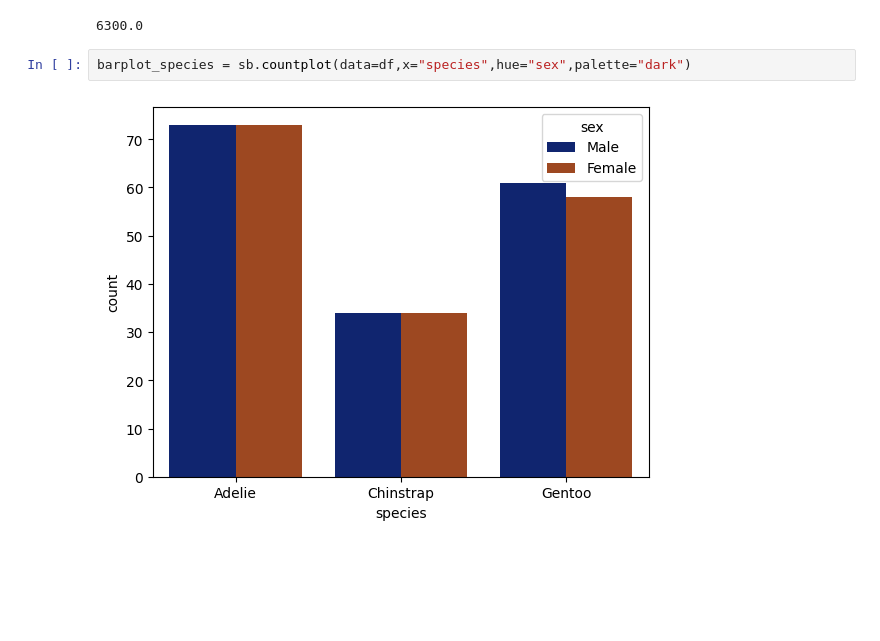
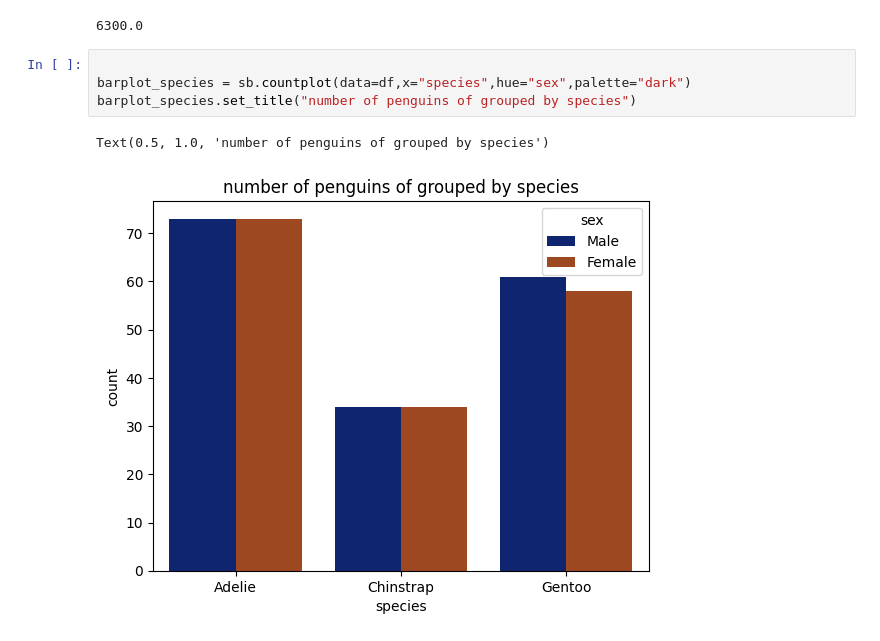
Before and after one commit to gas2345678/data_analysis-portfolio, a Jupyter notebook: Python/data_analysis_visualizations/penguins.ipynb, the cells around one changed output. Cells and saved outputs as stored; diff of their text form; blank space fills up the shorter version.

```diff
--- a/Python/data_analysis_visualizations/penguins.ipynb
+++ b/Python/data_analysis_visualizations/penguins.ipynb
@@ -56,6 +57,9 @@ print(heaviest_penguin)
 # %% [output]
 6300.0
 # %%
+
 barplot_species = sb.countplot(data=df,x="species",hue="sex",palette="dark")
+barplot_species.set_title("number of penguins of grouped by species")
 # %% [output]
+Text(0.5, 1.0, 'number of penguins of grouped by species')
-[figure, old version]
+[figure, new version]
```
Also changed, not shown: parts of 4 cells of this notebook, 2 other files.
